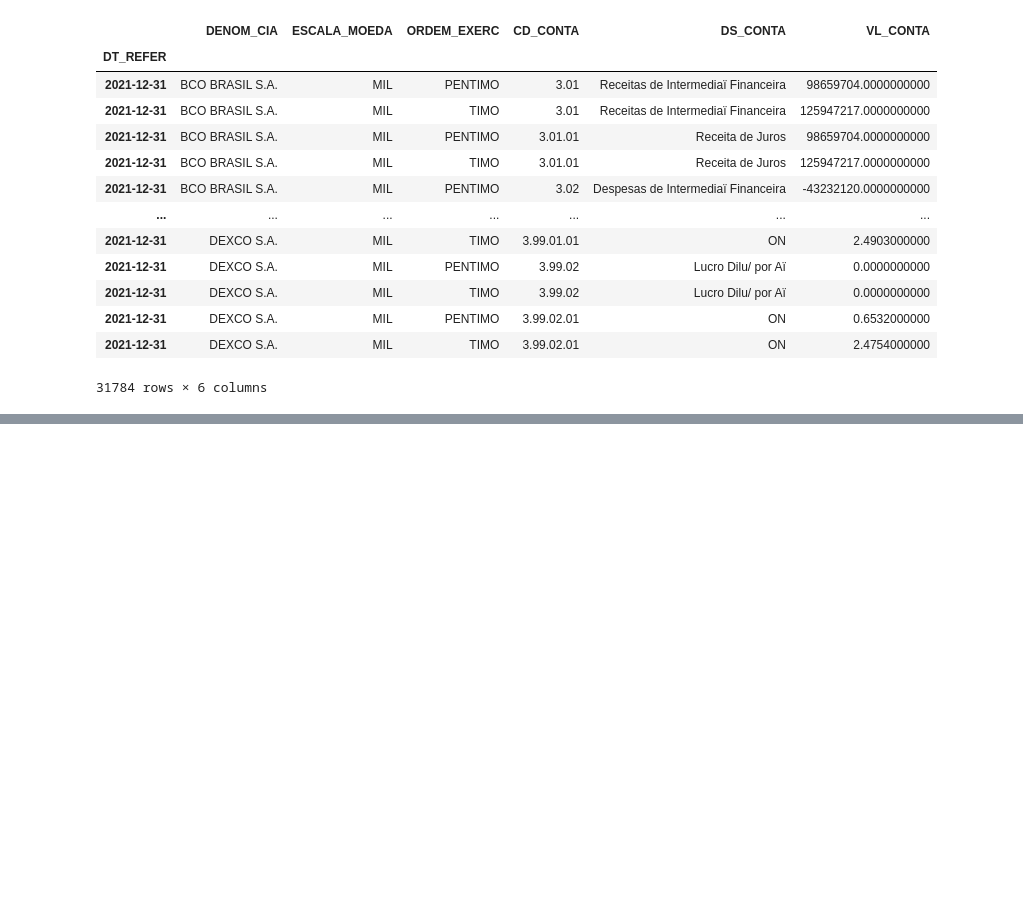
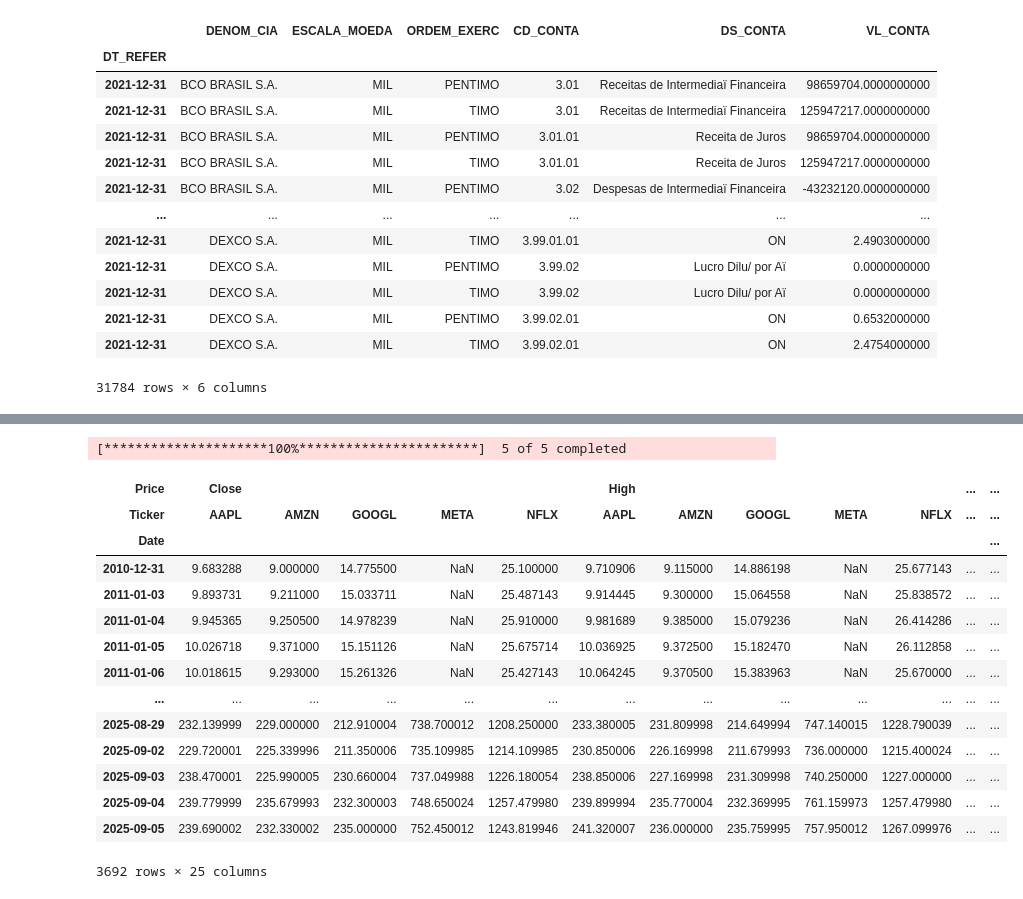
Before and after one commit to Jgonsan/Python, a Jupyter notebook: Pandas.ipynb, the cells around one changed output, grey strips where cells are left out. Saved outputs shown, nothing was run; the diff lists cells and outputs as text; code cells hidden in the pictures; blank space fills up the shorter version.

```diff
--- a/Pandas.ipynb
+++ b/Pandas.ipynb
@@ -1380,0 +1458,22 @@ dados_dre
+# %%
+# Extração de dados do Yahoo Finance para múltiplas ações
+acao = ['META', 'AAPL', 'AMZN', 'NFLX', 'GOOGL']
+dados = yf.download(tickers=acao, start='2010-12-31', end=datetime.now())
+dados
+# %% [output]
+[*********************100%***********************]  5 of 5 completed
+| Price | Close |  |  |  |  | High |  |  |  |  | ... | ... |
+| Ticker | AAPL | AMZN | GOOGL | META | NFLX | AAPL | AMZN | GOOGL | META | NFLX | ... | ... |
+| Date |  |  |  |  |  |  |  |  |  |  |  | ... |
+| 2010-12-31 | 9.683288 | 9.000000 | 14.775500 | NaN | 25.100000 | 9.710906 | 9.115000 | 14.886198 | NaN | 25.677143 | ... | ... |
+| 2011-01-03 | 9.893731 | 9.211000 | 15.033711 | NaN | 25.487143 | 9.914445 | 9.300000 | 15.064558 | NaN | 25.838572 | ... | ... |
+| 2011-01-04 | 9.945365 | 9.250500 | 14.978239 | NaN | 25.910000 | 9.981689 | 9.385000 | 15.079236 | NaN | 26.414286 | ... | ... |
+| 2011-01-05 | 10.026718 | 9.371000 | 15.151126 | NaN | 25.675714 | 10.036925 | 9.372500 | 15.182470 | NaN | 26.112858 | ... | ... |
+| 2011-01-06 | 10.018615 | 9.293000 | 15.261326 | NaN | 25.427143 | 10.064245 | 9.370500 | 15.383963 | NaN | 25.670000 | ... | ... |
+| ... | ... | ... | ... | ... | ... | ... | ... | ... | ... | ... | ... | ... |
+| 2025-08-29 | 232.139999 | 229.000000 | 212.910004 | 738.700012 | 1208.250000 | 233.380005 | 231.809998 | 214.649994 | 747.140015 | 1228.790039 | ... | ... |
+| 2025-09-02 | 229.720001 | 225.339996 | 211.350006 | 735.109985 | 1214.109985 | 230.850006 | 226.169998 | 211.679993 | 736.000000 | 1215.400024 | ... | ... |
+| 2025-09-03 | 238.470001 | 225.990005 | 230.660004 | 737.049988 | 1226.180054 | 238.850006 | 227.169998 | 231.309998 | 740.250000 | 1227.000000 | ... | ... |
+| 2025-09-04 | 239.779999 | 235.679993 | 232.300003 | 748.650024 | 1257.479980 | 239.899994 | 235.770004 | 232.369995 | 761.159973 | 1257.479980 | ... | ... |
+| 2025-09-05 | 239.690002 | 232.330002 | 235.000000 | 752.450012 | 1243.819946 | 241.320007 | 236.000000 | 235.759995 | 757.950012 | 1267.099976 | ... | ... |
+3692 rows × 25 columns
```
Also changed, not shown: parts of 9 cells of this notebook.
